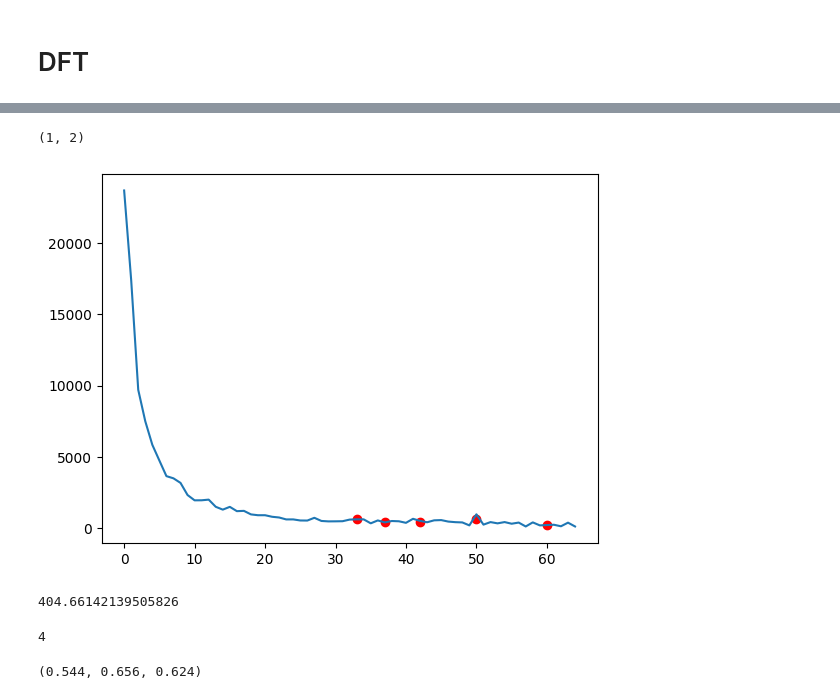
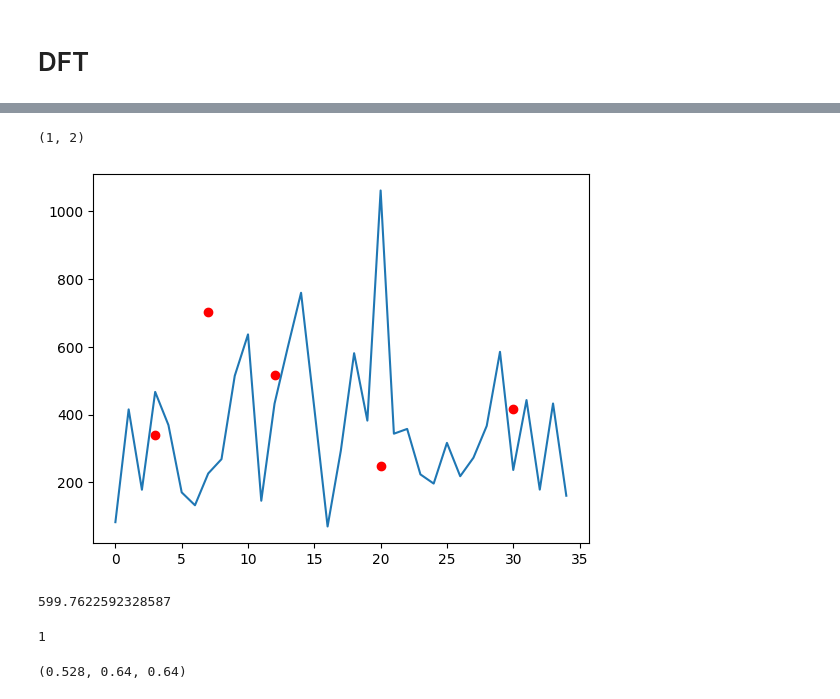
Before and after one commit to MostafaBelo/DSP_Project, a Jupyter notebook: code.ipynb, the cells around one changed output, grey strips where cells are left out. Cells and saved outputs as stored; diff of their text form; code cells hidden in the pictures.

```diff
--- a/code.ipynb
+++ b/code.ipynb
@@ -93,7 +106,7 @@ def car_filter(data: np.ndarray) -> np.ndarray:
     filtered_eeg_data = data.copy() - sum_signals
     return filtered_eeg_data
 
-filtered_data = car_filter(normal_O)
+filtered_data = car_filter(normal)
 filtered_data[:5]
 # %% [output]
 array([[ 21.24447191,  20.8823545 ,  16.70339313, ...,  33.80951937,
@@ -106,6 +119,8 @@ array([[ 21.24447191,  20.8823545 ,  16.70339313, ...,  33.80951937,
          51.29935803,  51.29935803],
        [-45.25837966, -67.16210475, -43.13318164, ..., -90.64306516,
         -90.64306516, -90.64306516]])
+# %%
+trials_filtered = torch.from_numpy(filtered_data[:,y!=0]).unfold(1, 641, 641).permute((1,0,2)).numpy()
 # %% [markdown]
 # DFT
 # %%
@@ -120,11 +135,17 @@ def plot_dft(data: np.ndarray, window=None) -> None:
     else:
         plt.plot(res[window])
 
-def plot_components(components_val, components=[60,50,42,37,33]):
-    plt.scatter(components, components_val, c="r")
+def plot_components(components_val, components=[60,50,42,37,33], starting_index=0):
+    np_components = np.array(components) - starting_index
+    plt.scatter(np_components, components_val, c="r")
 
 # 12 -> 60,61
 # 10 -> 50, 51
 # 8.57 -> 42, 43
 # 7.5 -> 37, 38
 # 6.66 -> 33, 34
+# %%
+trials_dft = np.ndarray((125, 14, 641))
+for trial in range(125):
+    for electrode in range(14):
+        trials_dft[trial, electrode] = get_dft(trials_filtered[trial, electrode])
@@ -133,23 +166,40 @@ trial_num = 0
 # %%
 trial_num += 1
 
-# plot_dft(trials[0, 7])
-plot_dft(trials[trial_num, 7], slice(0, 65, 1))
-plot_components(get_components_val(trials[trial_num,7]))
+# plt.plot(trials_dft[trial_num, 7])
+plt.plot(trials_dft[trial_num, 7, 30:65])
+# plot_dft(trials[trial_num, 7], slice(0, 65, 1))
+plot_components(get_components_val_from_dft(trials_dft[trial_num,7]), starting_index=30)
 trial_num, aggregate_y[trial_num]
 # %% [output]
 (1, 2)
-[figure, old version]
+[figure, new version]
 # %%
-def get_component(freq, freqs, N=N, sampling_rate=f):
+def get_component_index(freq, N=N, sampling_rate=f):
     freq_bins = np.fft.fftfreq(N, d=1/sampling_rate)
     for i in range(len(freq_bins)):
-        if freq < freq_bins[i]:
-            break
+        if freq == freq_bins[i]:
+            return i
+        elif freq < freq_bins[i]:
+            return i-.5
 
-    return (freqs[i] + freqs[i-1]) / 2
+    raise Exception("Invalid frequency component")
 
-get_component(12, res_dft, 641)
+def get_component(freq, freqs, N=N, sampling_rate=f):
+    i = get_component_index(freq, N, sampling_rate)
+    if (i%1 == 0):
+        i = int(i)
+        return freqs[i]
+    else:
+        i = int(i)
+        return (freqs[i] + freqs[i+1]) / 2
+
+def get_component_window(freq, freqs, freq_window_size=2, N=N, sampling_rate=f):
+    i = get_component_index(freq, N, sampling_rate)
+    i = int(i)
+    return freqs[i-freq_window_size : i+freq_window_size+1]
+
+get_component(12, trials_dft[0,6], 641)
 
 # 12 -> 60,61
 # 10 -> 50, 51
@@ -157,15 +207,18 @@ get_component(12, res_dft, 641)
 # 7.5 -> 37, 38
 # 6.66 -> 33, 34
 # %% [output]
-404.66142139505826
+599.7622592328587
 # %%
-def get_components_val(trial, components=[12, 10, 8.57, 7.5, 6.66]):
-    freqs = get_dft(trial)
+def get_components_val_from_dft(freqs, components=[6.66, 7.5, 8.57, 10, 12]):
     components_val = []
     for component in components:
         components_val.append(get_component(component, freqs))
 
     return components_val
+
+def get_components_val(trial, components=[6.66, 7.5, 8.57, 10, 12]):
+    freqs = get_dft(trial)
+    return get_components_val_from_dft(freqs, components)
 
 def get_highest_val(components_val):
     return components_val.index(max(components_val))
@@ -174,6 +227,6 @@ def estimate_freq(trial, components=[12, 10, 8.57, 7.5, 6.66]):
     components_val = get_components_val(trial, components)
     return get_highest_val(components_val)
 
-estimate_freq(trial)
+estimate_freq(trials_dft[0,6])
 # %% [output]
-4
+1
@@ -187,6 +233,4 @@ aggregate_y = np.array(aggregate_y)
 # %%
-trials = torch.from_numpy(filtered_data[:,y!=0]).unfold(1, 641, 641).permute((1,0,2)).numpy()
-
 res_o1 = []
 res_o2 = []
 res_avg = []
@@ -203,4 +247,4 @@ res_o2 += 1
 res_avg += 1
 (res_o1 == aggregate_y).sum() / 125, (res_o2 == aggregate_y).sum() / 125, (res_avg == aggregate_y).sum() / 125
 # %% [output]
-(0.544, 0.656, 0.624)
+(0.528, 0.64, 0.64)
```
Also changed, not shown: parts of 11 cells of this notebook.
